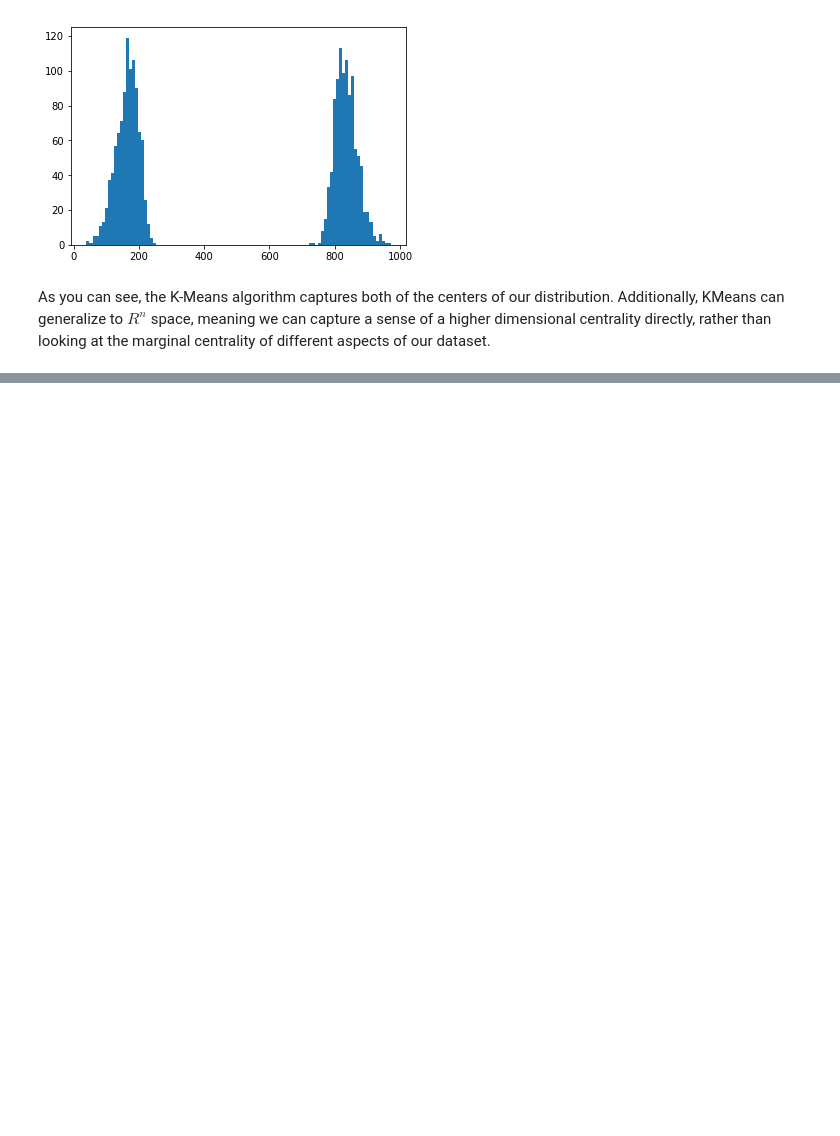
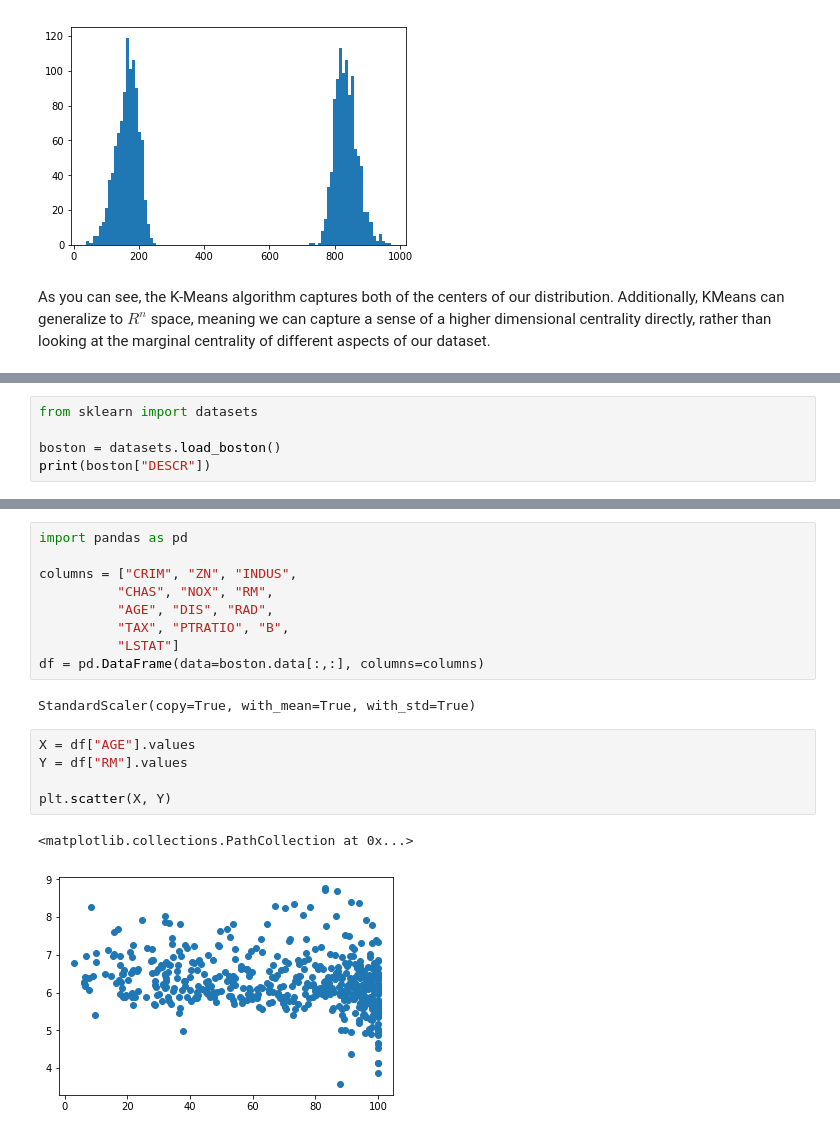
Before and after one commit to EricSchles/data_science_meetup_nyc, a Jupyter notebook: Statistical_Tests.ipynb, the cells around one changed output, grey strips where cells are left out. Cells and saved outputs as stored; diff of their text form; blank space fills up the shorter version.

```diff
--- a/Statistical_Tests.ipynb
+++ b/Statistical_Tests.ipynb
@@ -260,0 +267,5 @@ As you can see, the K-Means algorithm captures both of the centers of our distri
+# %%
+from sklearn import datasets
+
+boston = datasets.load_boston()
+print(boston["DESCR"])
@@ -260,0 +290,19 @@ As you can see, the K-Means algorithm captures both of the centers of our distri
+# %%
+import pandas as pd
+
+columns = ["CRIM", "ZN", "INDUS",
+          "CHAS", "NOX", "RM",
+          "AGE", "DIS", "RAD",
+          "TAX", "PTRATIO", "B",
+          "LSTAT"]
+df = pd.DataFrame(data=boston.data[:,:], columns=columns)
+# %% [output]
+StandardScaler(copy=True, with_mean=True, with_std=True)
+# %%
+X = df["AGE"].values
+Y = df["RM"].values
+
+plt.scatter(X, Y)
+# %% [output]
+<matplotlib.collections.PathCollection at 0x...>
+[figure, added]
```
Also changed, not shown: parts of 9 cells of this notebook.
